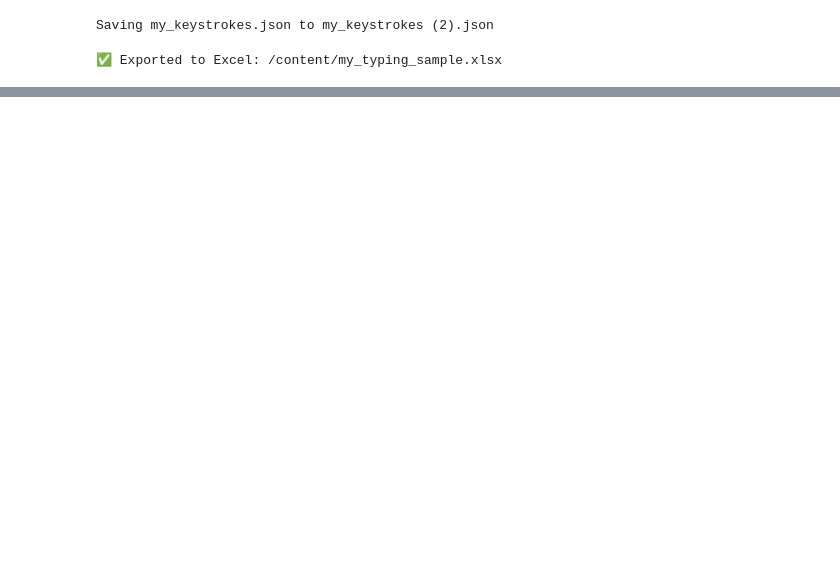
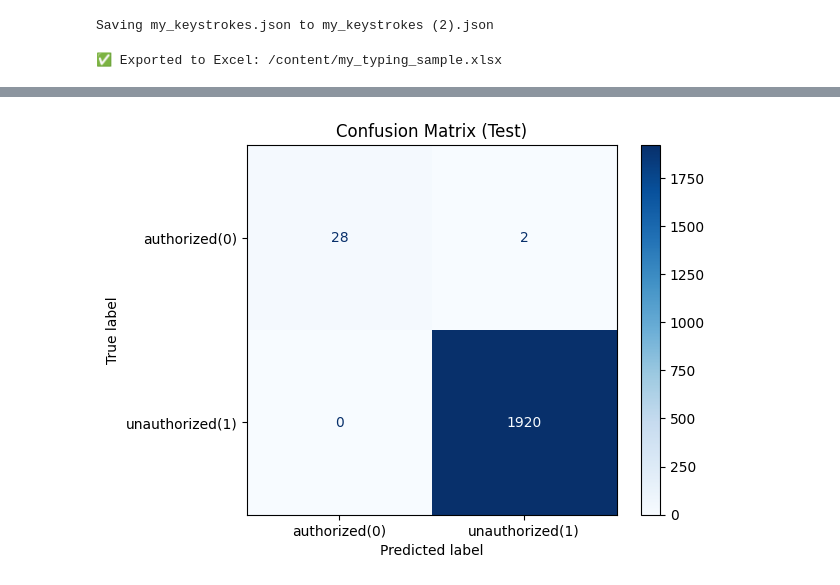
Before and after one commit to sujanpmonger-lab/Keystroke-Dynamics, a Jupyter notebook: Keystroke_Dynamics.ipynb, the cells around one changed output, grey strips where cells are left out. Drawn from its saved outputs; the diff is of its cells as text; code cells hidden in the pictures; blank space fills up the shorter version.

```diff
--- a/Keystroke_Dynamics.ipynb
+++ b/Keystroke_Dynamics.ipynb
@@ -2618,0 +2762,99 @@ files.download(excel_path)
+# %%
+# --- TOPIC 2: Generate & interpret confusion matrices + classification reports ---
+import numpy as np
+import pandas as pd
+import matplotlib.pyplot as plt
+from sklearn.metrics import (
+    classification_report, confusion_matrix, ConfusionMatrixDisplay,
+    precision_score, recall_score, f1_score, accuracy_score,
+    roc_auc_score, average_precision_score, roc_curve, precision_recall_curve
+)
+
+POS_LABEL = 1  # positive class = unauthorized
+
+# 1) Predictions & probabilities (if available)
+y_pred = best_model.predict(X_test)
+y_prob = best_model.predict_proba(X_test)[:, 1] if hasattr(best_model, "predict_proba") else None
+
+# 2) Classification report (table + readable text)
+print("=== Classification Report (Test) ===")
+print(classification_report(
+    y_test, y_pred,
+    target_names=["authorized(0)", "unauthorized(1)"],
+    zero_division=0
+))
+
+# 3) Confusion matrix (numbers + plot)
+cm = confusion_matrix(y_test, y_pred, labels=[0, 1])
+tn, fp, fn, tp = cm.ravel()
+
+disp = ConfusionMatrixDisplay(confusion_matrix=cm, display_labels=["authorized(0)", "unauthorized(1)"])
+disp.plot(cmap="Blues", values_format="d")
+plt.title("Confusion Matrix (Test)")
+plt.show()
+
+# 4) Core metrics (both micro + per-positive-class)
+def _safe_div(a, b):
+    return a / b if b != 0 else 0.0
+
+accuracy   = accuracy_score(y_test, y_pred)
+prec_pos   = precision_score(y_test, y_pred, pos_label=POS_LABEL, zero_division=0)
+rec_pos    = recall_score(y_test, y_pred, pos_label=POS_LABEL, zero_division=0)  # aka TPR / sensitivity for unauthorized
+f1_pos     = f1_score(y_test, y_pred, pos_label=POS_LABEL, zero_division=0)
+specificity= _safe_div(tn, tn + fp)  # TNR for authorized
+fpr        = _safe_div(fp, fp + tn)  # false positive rate for authorized
+fnr        = _safe_div(fn, fn + tp)  # miss rate for unauthorized
+
+print("=== Key Metrics (Test) ===")
+print(f"Accuracy:              {accuracy:.4f}")
+print(f"Precision (pos=1):     {prec_pos:.4f}  (How many flagged as impostors were truly impostors)")
+print(f"Recall    (pos=1):     {rec_pos:.4f}  (How many impostors we successfully caught)")
+print(f"F1        (pos=1):     {f1_pos:.4f}")
+print(f"Specificity (class 0): {specificity:.4f}  (How well we avoid false alarms on authorized)")
+print(f"FPR (class 0):         {fpr:.4f}")
+print(f"FNR (pos=1):           {fnr:.4f}")
+
+# 5) Optional score-based metrics if probabilities available
+if y_prob is not None:
+    roc_auc = roc_auc_score(y_test, y_prob)
+    ap_pos  = average_precision_score(y_test, y_prob)  # PR-AUC for pos class
+    print("\n=== Score-based Metrics (Test) ===")
+    print(f"ROC-AUC:               {roc_auc:.4f}")
+    print(f"PR-AP (pos=1):         {ap_pos:.4f}")
+
+    # quick inline ROC & PR curves
+    fpr_curve, tpr_curve, _ = roc_curve(y_test, y_prob, pos_label=POS_LABEL)
+    plt.figure(figsize=(5,4))
+    plt.plot(fpr_curve, tpr_curve, label=f"AUC={roc_auc:.3f}")
+    plt.plot([0,1],[0,1],'--', color='gray')
+    plt.xlabel("False Positive Rate")
+    plt.ylabel("True Positive Rate (Recall)")
+    plt.title("ROC Curve (Test)")
+    plt.legend()
+    plt.show()
+
+    prec_curve, rec_curve, _ = precision_recall_curve(y_test, y_prob, pos_label=POS_LABEL)
+    plt.figure(figsize=(5,4))
+    plt.plot(rec_curve, prec_curve, label=f"AP={ap_pos:.3f}")
+    plt.xlabel("Recall (pos=1)")
+    plt.ylabel("Precision (pos=1)")
+    plt.title("Precision–Recall Curve (Test)")
+    plt.legend()
+    plt.show()
+else:
+    print("\n(Model has no probability output → ROC/PR curves and AUC/AP not shown.)")
+
+# 6) Interpretation guidance (short, tailored to keystroke auth)
+n_auth = int((y_test == 0).sum())
+n_una  = int((y_test == 1).sum())
+print("\n=== Interpretation (Keystroke Authentication) ===")
+print(f"- Dataset balance: authorized={n_auth}, unauthorized={n_una}")
+print(f"- TN={tn} (authorized correctly allowed), FP={fp} (authorized wrongly flagged)")
+print(f"- FN={fn} (impostors missed), TP={tp} (impostors caught)")
+print("• High Recall (pos) reduces FN → fewer impostors slipping through.")
+print("• High Specificity reduces FP → fewer legitimate users being blocked.")
+print("• Precision (pos) indicates how trustworthy an 'impostor' flag is.")
+print("• F1 (pos) balances precision and recall for the unauthorized class.")
+if y_prob is not None:
+    print("• ROC-AUC measures overall separability; PR-AP focuses on performance on the (often rarer) impostor class.")
+# %% [output]
@@ -2618,0 +2870 @@ files.download(excel_path)
+[figure, added]
```
Also changed, not shown: parts of 17 cells of this notebook.
